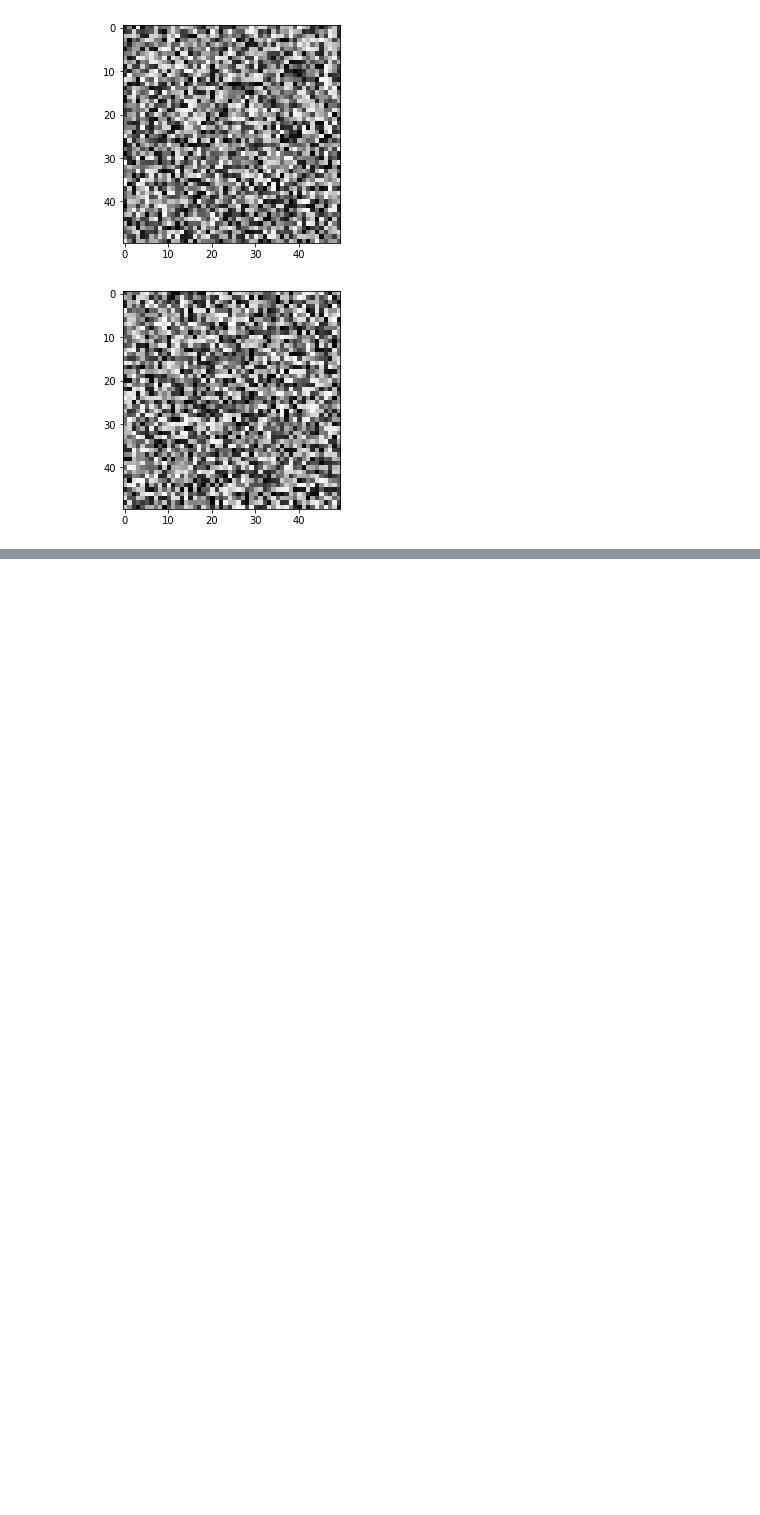
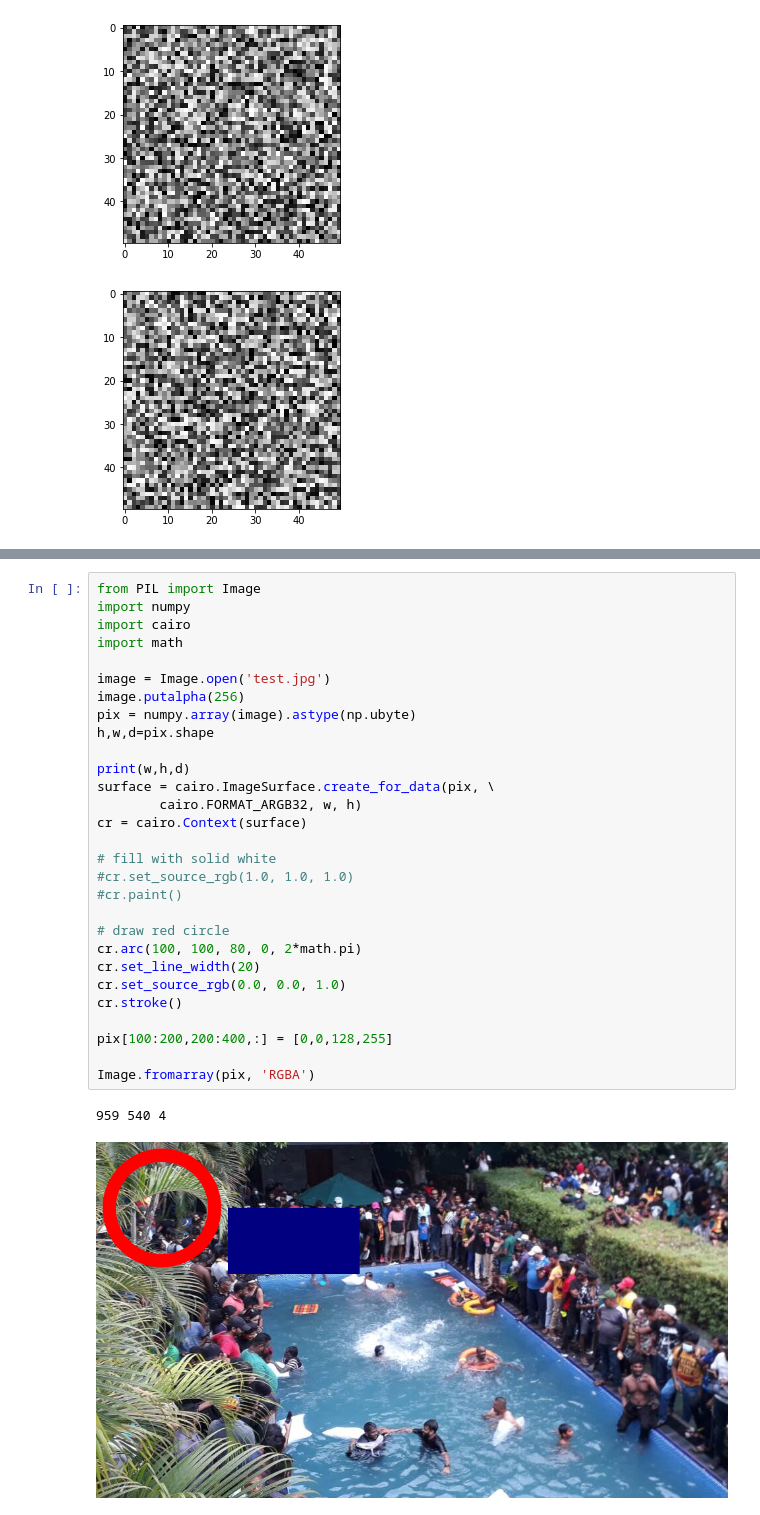
Before and after one commit to taxfromdk/AOC, a Jupyter notebook: imgtest.ipynb, the cells around one changed output, grey strips where cells are left out. Cells and saved outputs as stored; diff of their text form; blank space fills up the shorter version.

```diff
--- a/imgtest.ipynb
+++ b/imgtest.ipynb
@@ -21,0 +31,32 @@ for i in range(3):
+# %%
+from PIL import Image
+import numpy
+import cairo
+import math
+
+image = Image.open('test.jpg')
+image.putalpha(256)
+pix = numpy.array(image).astype(np.ubyte)
+h,w,d=pix.shape
+
+print(w,h,d)
+surface = cairo.ImageSurface.create_for_data(pix, \
+        cairo.FORMAT_ARGB32, w, h)
+cr = cairo.Context(surface)
+
+# fill with solid white
+#cr.set_source_rgb(1.0, 1.0, 1.0)
+#cr.paint()
+
+# draw red circle
+cr.arc(100, 100, 80, 0, 2*math.pi)
+cr.set_line_width(20)
+cr.set_source_rgb(0.0, 0.0, 1.0)
+cr.stroke()
+
+pix[100:200,200:400,:] = [0,0,128,255]
+
+Image.fromarray(pix, 'RGBA')
+# %% [output]
+959 540 4
+[figure, added]
```
Also changed, not shown: parts of 1 cell of this notebook, 17 other files.
